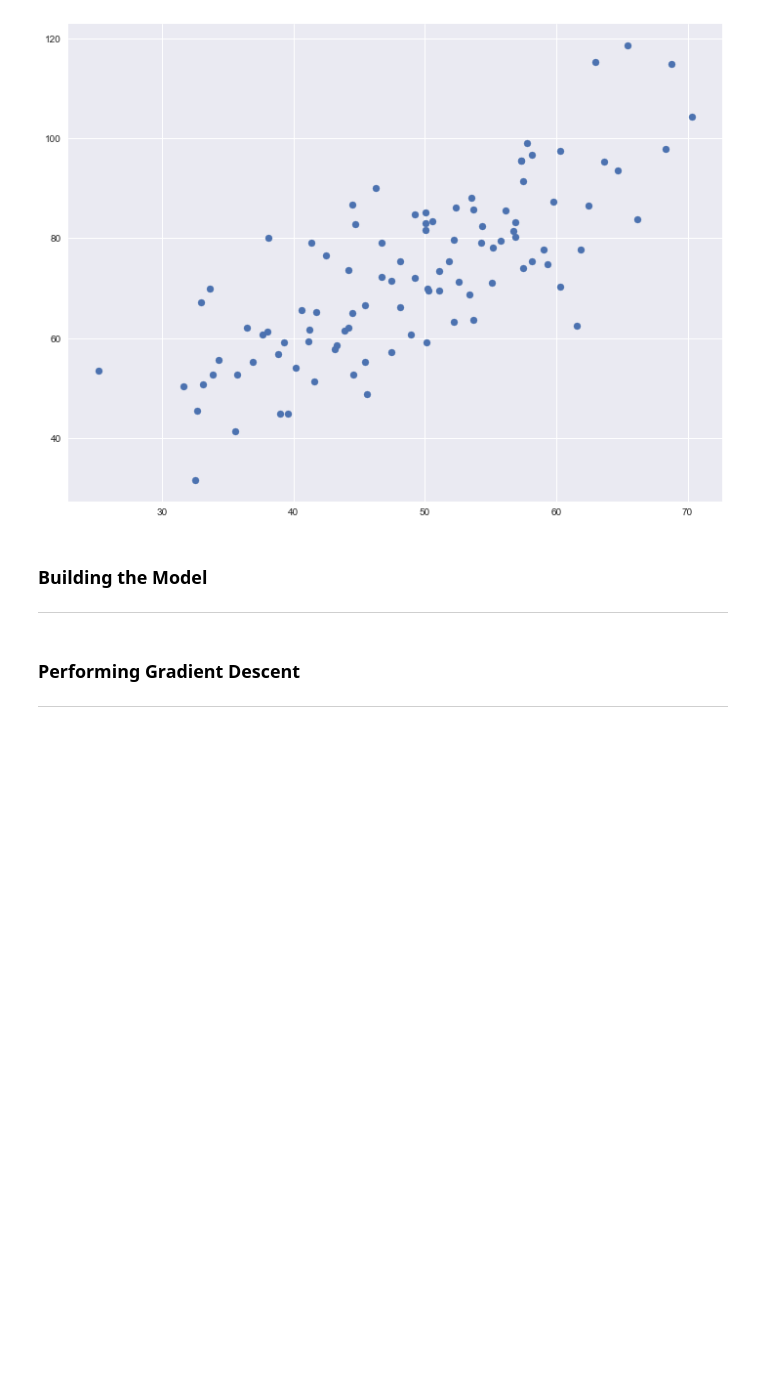
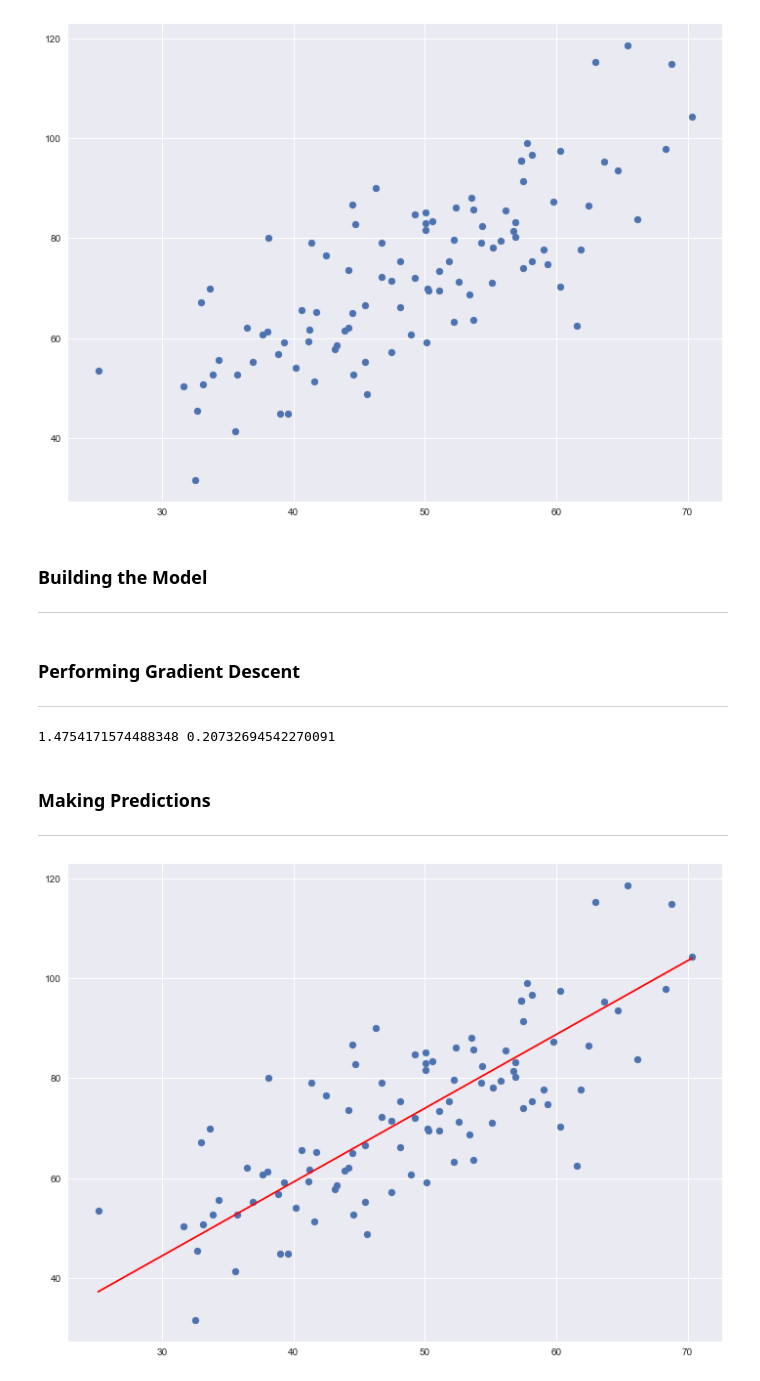
Before and after one commit to roman-cmyk/Linear-Regression, a Jupyter notebook: Linear Regression Benchmark - UAEMex.ipynb, the cells around one changed output. Drawn from its saved outputs; the diff is of its cells as text; code cells hidden in the pictures; blank space fills up the shorter version.

Commit message:
Making Predictions

```diff
--- a/Linear Regression Benchmark - UAEMex.ipynb
+++ b/Linear Regression Benchmark - UAEMex.ipynb
@@ -134,6 +134,19 @@ for i in range(epochs):
     D_c = (-2/n) * sum(Y - Y_pred) # Derivative wrt c
     m = m - L * D_m # Update m
     c = c - L * D_c # Update c
-    return m, c
 
 print (m, c)
+# %% [output]
+1.4754171574488348 0.20732694542270091
+# %% [markdown]
+### Making Predictions
+---
+# %%
+Y_pred = m * X + c
+
+plt.scatter(X, Y)
+plt.plot([min(X), max(X)], [min(Y_pred), max(Y_pred)], color = 'red') # Plotting the Regssion Line
+
+plt.show()
+# %% [output]
+[figure, added]
```
Also changed, not shown: parts of 1 cell of this notebook.
